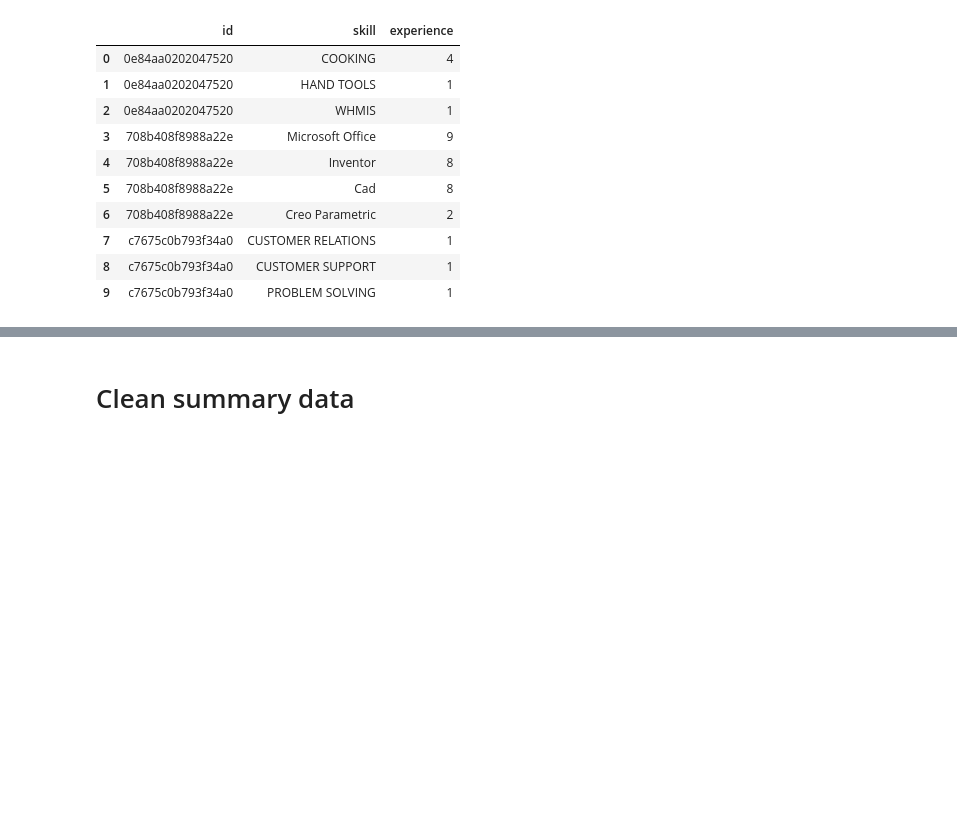
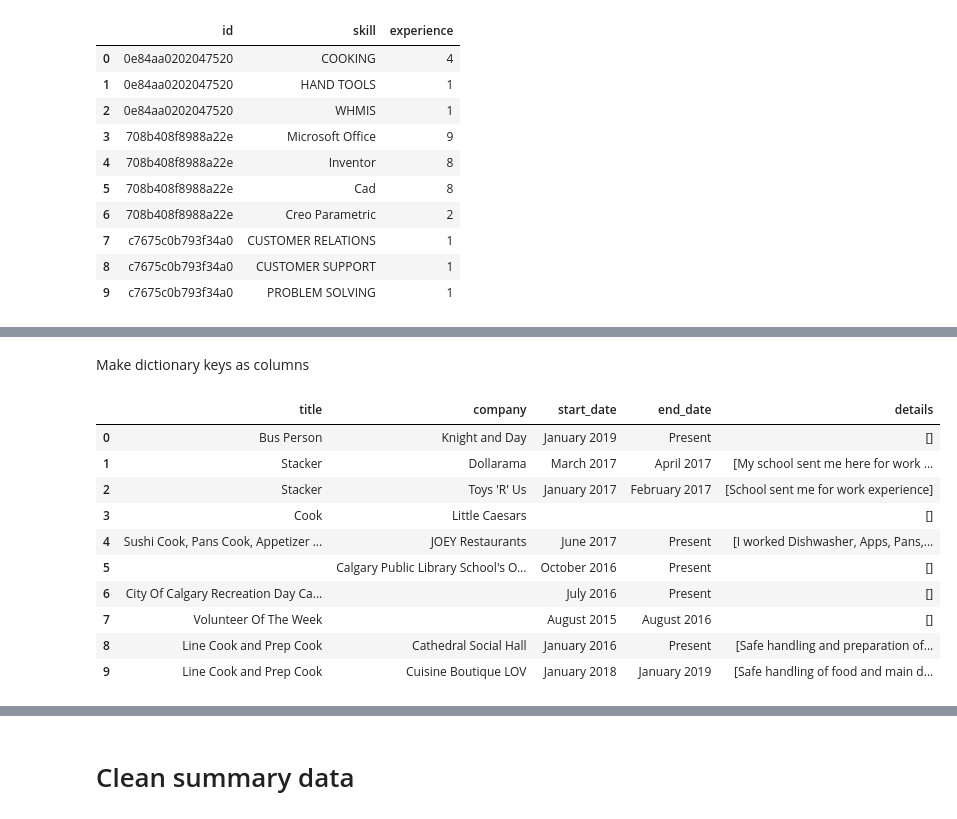
Before and after one commit to btruhand/job-advisor, a Jupyter notebook: sample-cleaning-data.ipynb, the cells around one changed output, grey strips where cells are left out. Saved outputs shown, nothing was run; the diff lists cells and outputs as text; code cells hidden in the pictures; blank space fills up the shorter version.

```diff
--- a/sample-cleaning-data.ipynb
+++ b/sample-cleaning-data.ipynb
@@ -165,0 +186,17 @@ expanded_resume_skills.head(10)
+# %% [markdown]
+Make dictionary keys as columns
+# %%
+expanded_job_df = c.create_new_df_dict_col(jobs_df, 'job')
+expanded_job_df.head(10)
+# %% [output]
+|  | title | company | start_date | end_date | details |
+| 0 | Bus Person | Knight and Day | January 2019 | Present | [] |
+| 1 | Stacker | Dollarama | March 2017 | April 2017 | [My school sent me here for work ... |
+| 2 | Stacker | Toys 'R' Us | January 2017 | February 2017 | [School sent me for work experience] |
+| 3 | Cook | Little Caesars |  |  | [] |
+| 4 | Sushi Cook, Pans Cook, Appetizer ... | JOEY Restaurants | June 2017 | Present | [I worked Dishwasher, Apps, Pans,... |
+| 5 |  | Calgary Public Library School's O... | October 2016 | Present | [] |
+| 6 | City Of Calgary Recreation Day Ca... |  | July 2016 | Present | [] |
+| 7 | Volunteer Of The Week |  | August 2015 | August 2016 | [] |
+| 8 | Line Cook and Prep Cook | Cathedral Social Hall | January 2016 | Present | [Safe handling and preparation of... |
+| 9 | Line Cook and Prep Cook | Cuisine Boutique LOV | January 2018 | January 2019 | [Safe handling of food and main d... |
```
Also changed, not shown: parts of 11 cells of this notebook, 4 other files.
